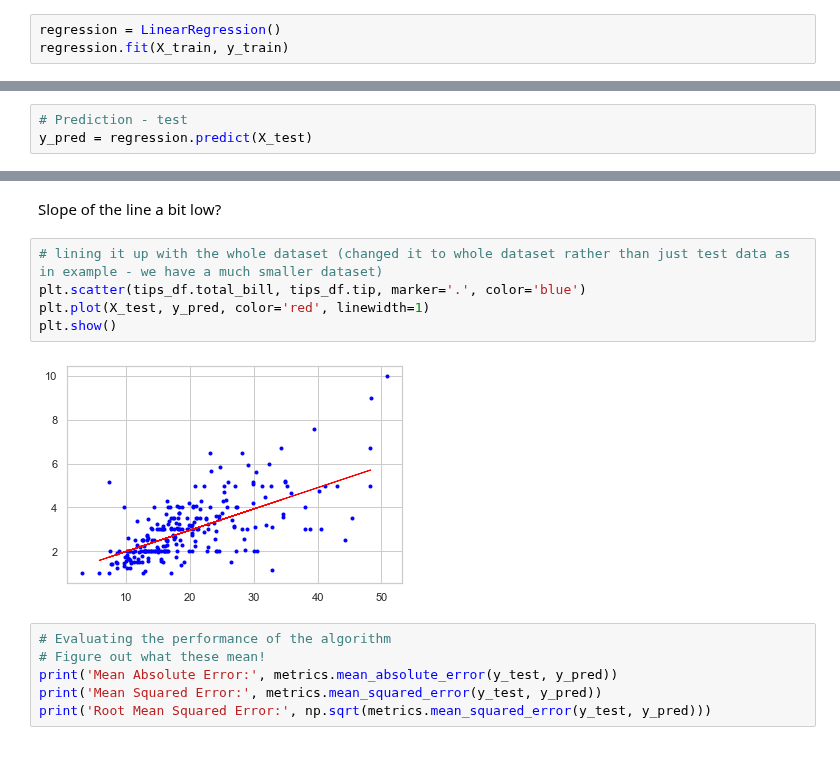
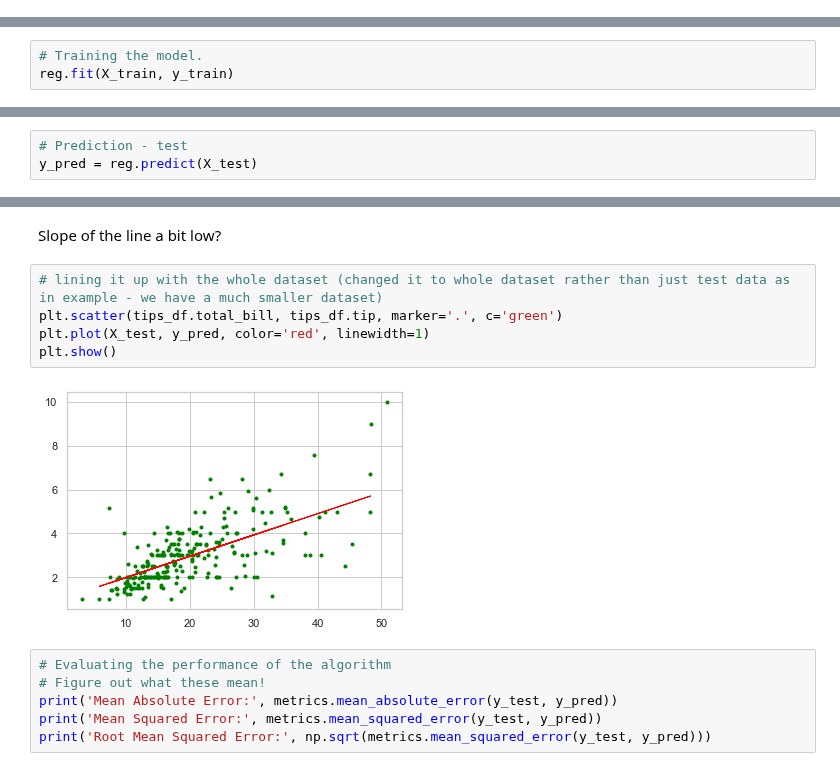
Before and after one commit to jennifer-ryan/fundamentals-project, a Jupyter notebook: tips_dataset_analysis.ipynb, the cells around one changed output, grey strips where cells are left out. Drawn from its saved outputs; the diff is of its cells as text.

Commit message:
Working on Regression description

```diff
--- a/tips_dataset_analysis.ipynb
+++ b/tips_dataset_analysis.ipynb
@@ -393,3 +389,0 @@ X_train, X_test, y_train, y_test = train_test_split(X, y, test_size=0.2, random_
-# %%
-regression = LinearRegression()
-regression.fit(X_train, y_train)
@@ -407,0 +392,3 @@ print(regression.coef_)
+# %%
+# Training the model.
+reg.fit(X_train, y_train)
@@ -408,6 +408,6 @@ print(regression.coef_)
 # %%
 # Prediction - test
-y_pred = regression.predict(X_test)
+y_pred = reg.predict(X_test)
 # %%
 # Compare test predictions against acutal data
 test_model = pd.DataFrame({'Actual': y_test.flatten(), 'Predicted': y_pred.flatten()})
@@ -442,11 +442,11 @@ plt.show()
 Slope of the line a bit low?
 # %%
 # lining it up with the whole dataset (changed it to whole dataset rather than just test data as in example - we have a much smaller dataset)
-plt.scatter(tips_df.total_bill, tips_df.tip, marker='.', color='blue')
+plt.scatter(tips_df.total_bill, tips_df.tip, marker='.', c='green')
 plt.plot(X_test, y_pred, color='red', linewidth=1)
 plt.show()
 # %% [output]
-[figure, old version]
+[figure, new version]
 # %%
 # Evaluating the performance of the algorithm
 # Figure out what these mean!
```
Also changed, not shown: parts of 28 cells of this notebook.
